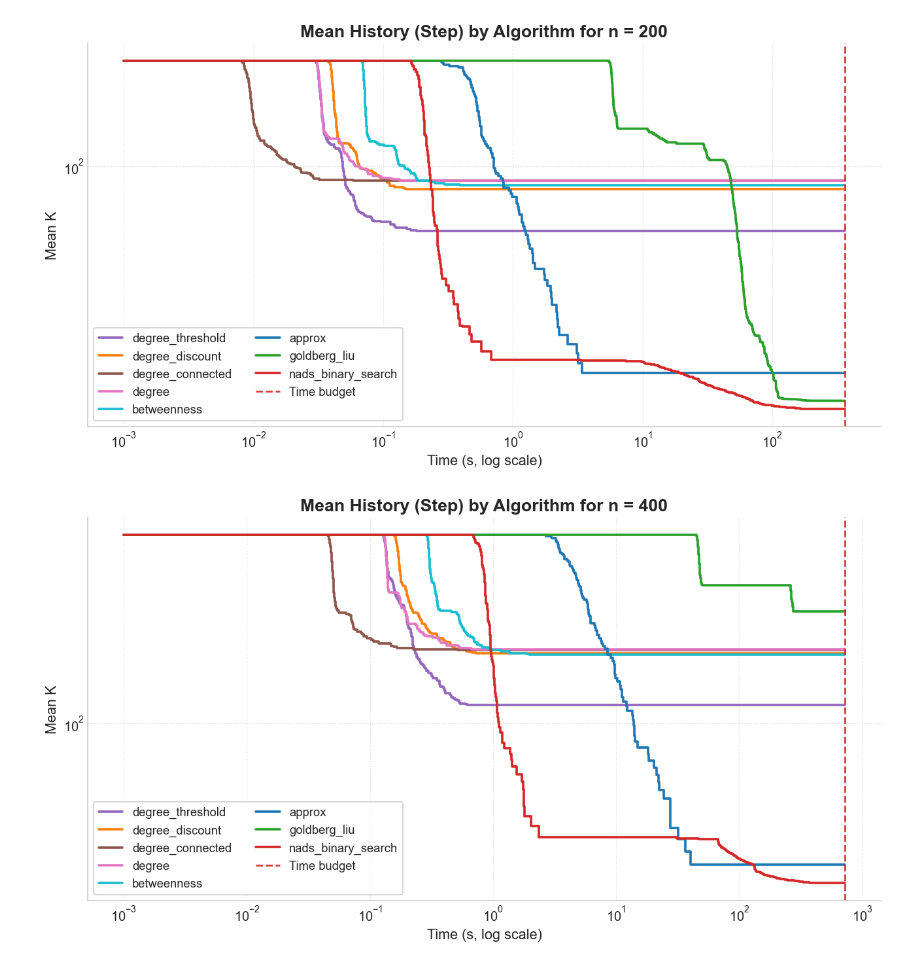
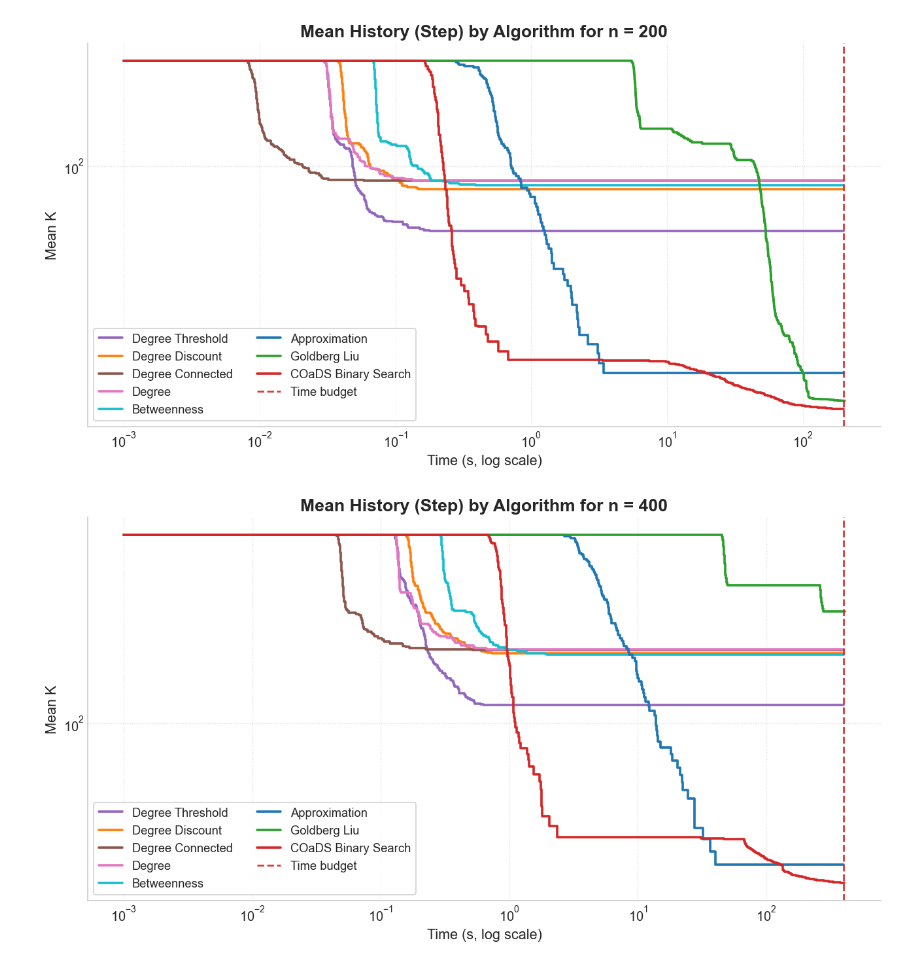
Before and after one commit to Berga53/Technology-Diffusion, a Jupyter notebook: notebooks/results_try.ipynb, the cells around one changed output. Drawn from its saved outputs; the diff is of its cells as text; code cells hidden in the pictures.

```diff
--- a/notebooks/results_try.ipynb
+++ b/notebooks/results_try.ipynb
@@ -27,10 +27,29 @@ ALGO_COLORS = {
     "high_thetas": "#7f7f7f",
 }
 
-save = 0
+ALGO_LABELS = {
+    "nads_binary_search": "COaDS Binary Search",
+    "approx": "Approximation",
+    "goldberg_liu": "Goldberg Liu",
+    "degree_threshold": "Degree Threshold",
+    "degree_discount": "Degree Discount",
+    "degree_connected": "Degree Connected",
+    "degree": "Degree",
+    "betweenness": "Betweenness",
+    "high_thetas": "High Thetas",
+}
+
+
+def algo_label(name):
+    if name is None:
+        return "Unknown"
+    name = str(name)
+    return ALGO_LABELS.get(name, name.replace("_", " ").title())
+
+save = 1
 
 project_root = Path.cwd()
-if not (project_root / "experiments").exists() and (project_root.parent / "experiments").exists():
+if not (project_root / "results").exists() and (project_root.parent / "results").exists():
     project_root = project_root.parent
 figures_dir = project_root / "figures"
 figures_dir.mkdir(parents=True, exist_ok=True)
@@ -206,7 +225,7 @@ for i, alg in enumerate(available_algorithms):
         marker=markers[i % len(markers)],
         linewidth=2.2,
         color=ALGO_COLORS.get(alg, "#4c4c4c"),
-        label=alg,
+        label=algo_label(alg),
     )
 
 ax.set_title("Mean K by Number of Nodes", pad=14, weight="bold")
@@ -322,7 +341,7 @@ history_algorithms = [a for a in available_algorithms if a != "high_thetas"]
 
 for n in n_values:
     df_n = df_results[df_results["n_nodes"] == n].copy()
-    budget_s = (n / 100) * 180
+    budget_s = (n / 100) * 100
     fig, ax = plt.subplots(figsize=(11, 6), dpi=120)
 
     plotted = 0
@@ -339,36 +358,36 @@ for n in n_values:
             where="post",
             linewidth=2.2,
             color=ALGO_COLORS.get(alg, "#4c4c4c"),
-            label=alg,
+            label=algo_label(alg),
         )
         plotted += 1
 
     if plotted == 0:
         plt.close(fig)
         continue
 
     ax.axvline(
         budget_s,
         color="#d62728",
         linestyle="--",
         linewidth=1.7,
         alpha=0.9,
         label="Time budget",
     )
     ax.set_yscale("log")
     ax.set_xscale("log")
     ax.set_title(f"Mean History (Step) by Algorithm for n = {int(n)}", weight="bold")
     ax.set_xlabel("Time (s, log scale)")
     ax.set_ylabel("Mean K")
     ax.grid(True, linestyle=":", linewidth=0.8, alpha=0.65)
     ax.spines["top"].set_visible(False)
     ax.spines["right"].set_visible(False)
     ax.legend(loc="lower left", frameon=True, framealpha=0.9, ncols=2)
 
     fig.tight_layout()
     if save:
         fig.savefig(figures_dir / f"mean_history_n_{int(n)}.png", dpi=220, bbox_inches="tight")
     plt.show()
 # %% [output]
-[figure, old version]
+[figure, new version]
-[figure, old version]
+[figure, new version]
```
Also changed, not shown: parts of 3 cells of this notebook, 20 other files.
